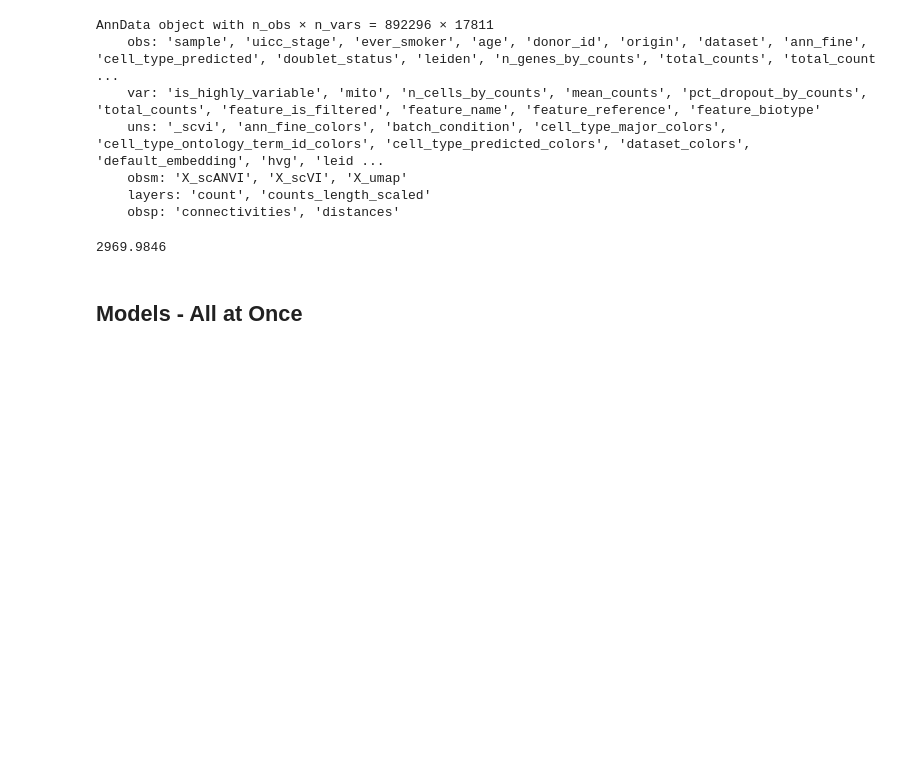
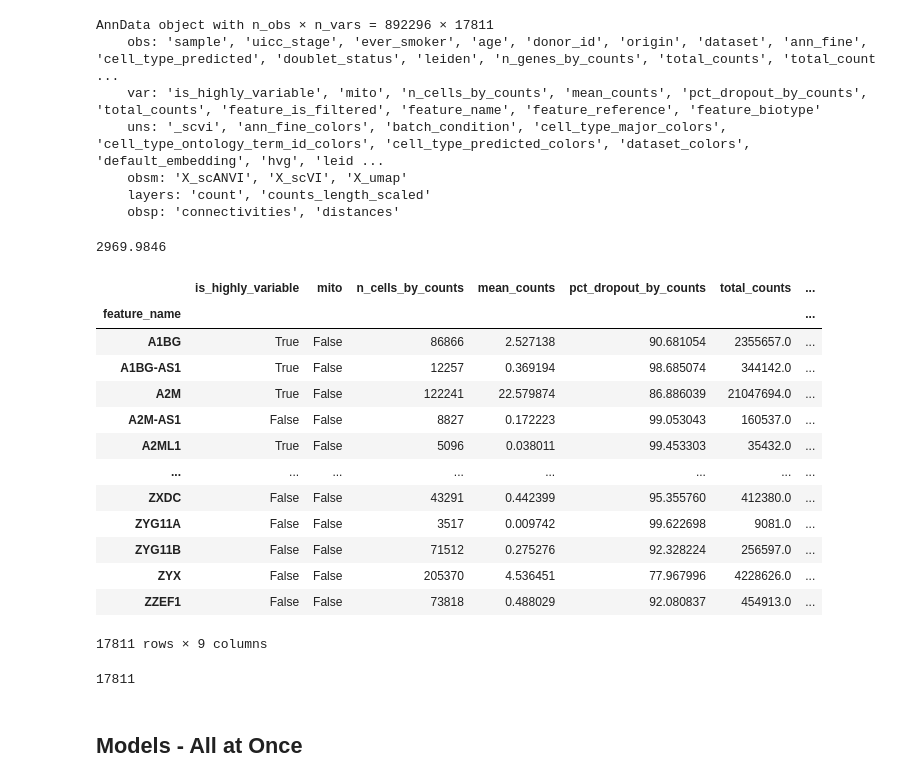
Before and after one commit to joadams1/adams_celltypist, a Jupyter notebook: celltypist/Making New Models.ipynb, the cells around one changed output. Cells and saved outputs as stored; diff of their text form; code cells hidden in the pictures; blank space fills up the shorter version.

```diff
--- a/celltypist/Making New Models.ipynb
+++ b/celltypist/Making New Models.ipynb
@@ -846 +858,20 @@ del adata_LUCA.layers["retransformed"]
+# %%
+adata_LUCA.var = adata_LUCA.var.set_index('feature_name')
+# %%
+adata_LUCA.var
+# %% [output]
+|  | is_highly_variable | mito | n_cells_by_counts | mean_counts | pct_dropout_by_counts | total_counts | ... |
+| feature_name |  |  |  |  |  |  | ... |
+| A1BG | True | False | 86866 | 2.527138 | 90.681054 | 2355657.0 | ... |
+| A1BG-AS1 | True | False | 12257 | 0.369194 | 98.685074 | 344142.0 | ... |
+| A2M | True | False | 122241 | 22.579874 | 86.886039 | 21047694.0 | ... |
+| A2M-AS1 | False | False | 8827 | 0.172223 | 99.053043 | 160537.0 | ... |
+| A2ML1 | True | False | 5096 | 0.038011 | 99.453303 | 35432.0 | ... |
+| ... | ... | ... | ... | ... | ... | ... | ... |
+| ZXDC | False | False | 43291 | 0.442399 | 95.355760 | 412380.0 | ... |
+| ZYG11A | False | False | 3517 | 0.009742 | 99.622698 | 9081.0 | ... |
+| ZYG11B | False | False | 71512 | 0.275276 | 92.328224 | 256597.0 | ... |
+| ZYX | False | False | 205370 | 4.536451 | 77.967996 | 4228626.0 | ... |
+| ZZEF1 | False | False | 73818 | 0.488029 | 92.080837 | 454913.0 | ... |
+17811 rows × 9 columns
 # %%
@@ -850,3 +884,7 @@ test_LUCA.write_h5ad('/data/peer/adamsj5/cell_typing/train_test_data/LUCA_Test.h
+# %%
+len(train_LUCA.var_names)
+# %% [output]
+17811
 # %% [markdown]
 ## Models - All at Once
 # %%
```
Also changed, not shown: parts of 8 cells of this notebook, 2 other files.
